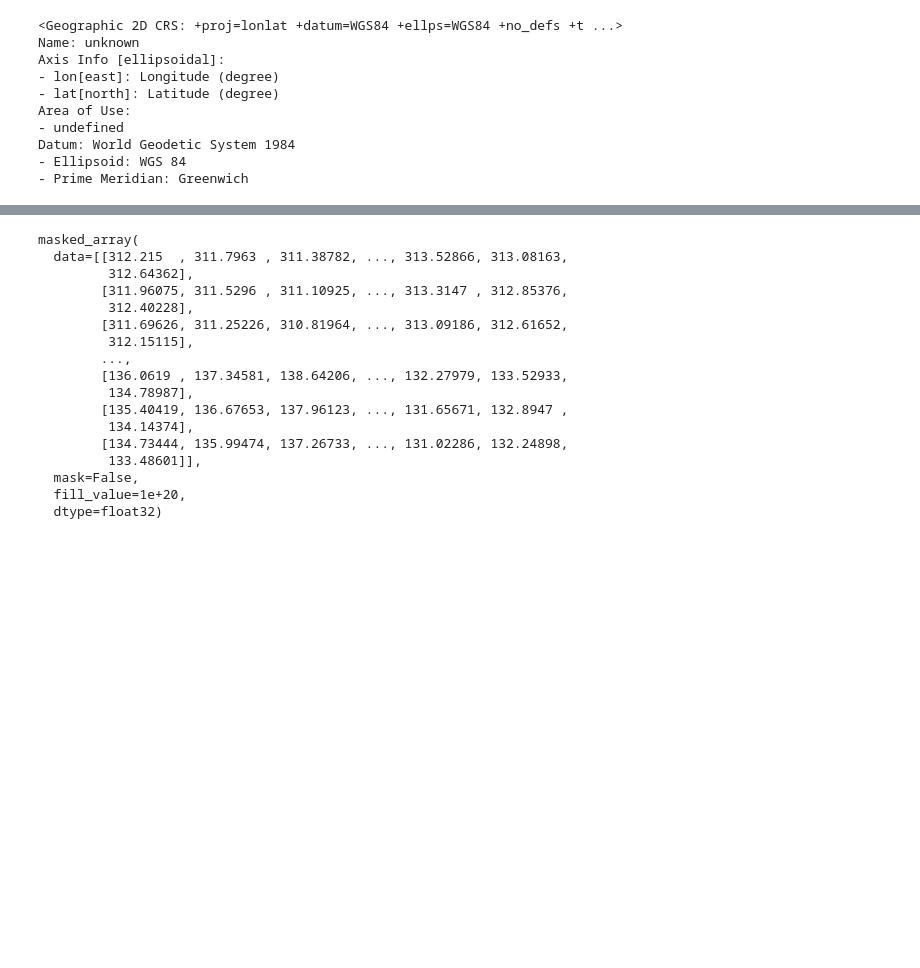
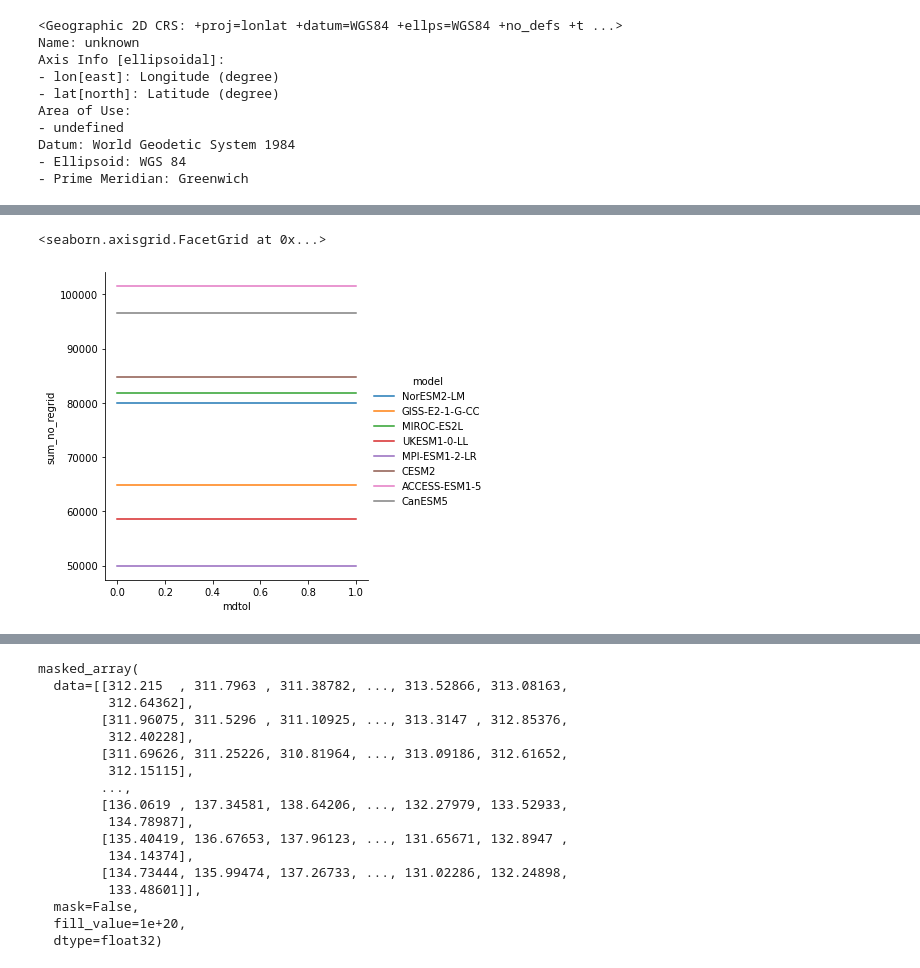
Before and after one commit to dhohn/curvilinear-regrid-tests, a Jupyter notebook: regrid_tests.ipynb, the cells around one changed output, grey strips where cells are left out. Saved outputs shown, nothing was run; the diff lists cells and outputs as text; code cells hidden in the pictures; blank space fills up the shorter version.

```diff
--- a/regrid_tests.ipynb
+++ b/regrid_tests.ipynb
@@ -256,0 +412,9 @@ cube_out = regridder(cube)
+# %%
+sns.relplot(x="mdtol",
+            y="sum_no_regrid",
+            hue="model",
+            kind="line",
+            data=df)
+# %% [output]
+<seaborn.axisgrid.FacetGrid at 0x...>
+[figure, added]
```
Also changed, not shown: parts of 67 cells of this notebook, 1 other file.
